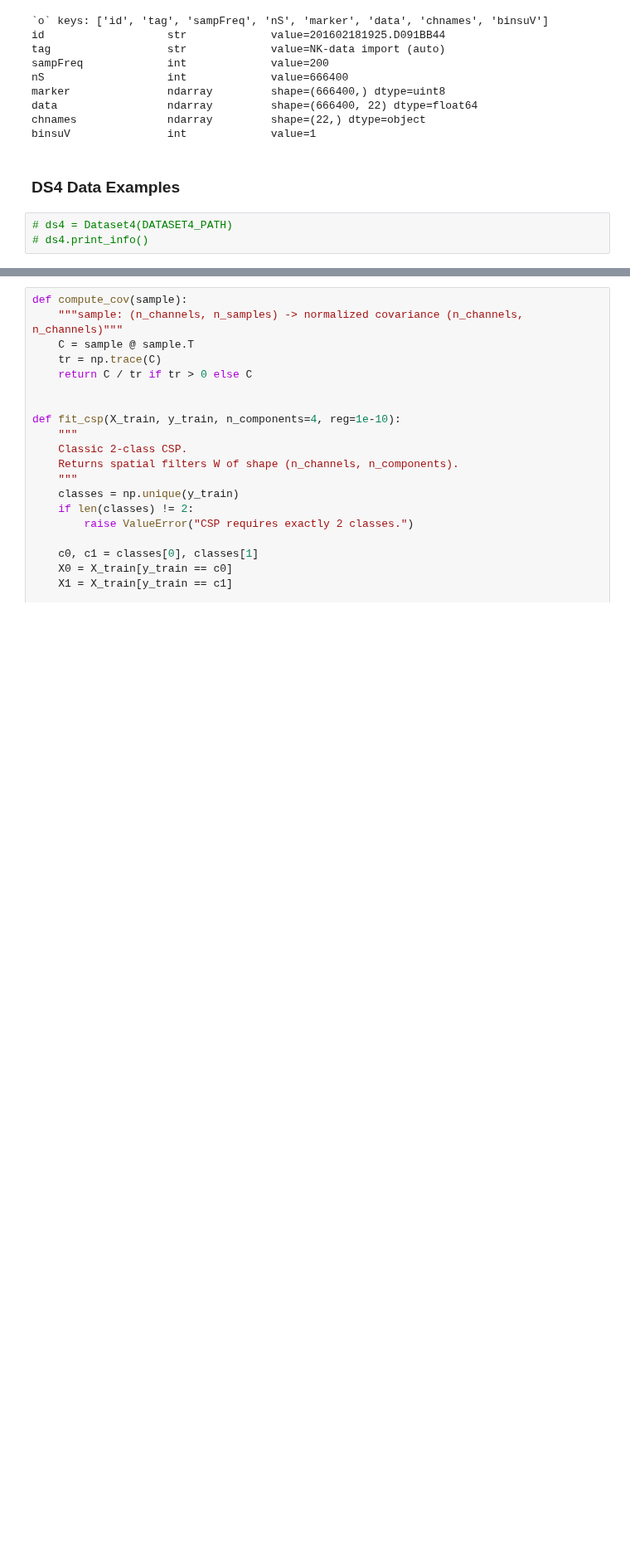
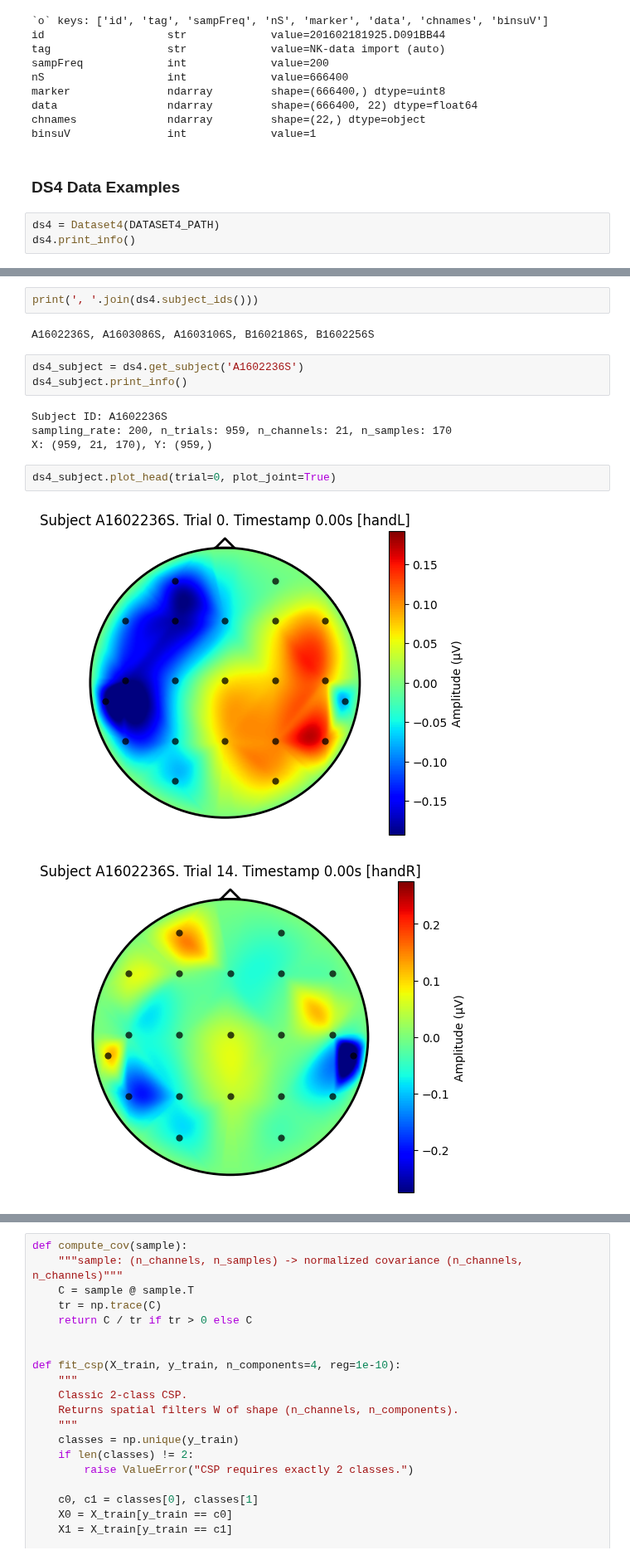
Before and after one commit to annzb/eeg-mi-decoders, a Jupyter notebook: main.ipynb, the cells around one changed output, grey strips where cells are left out. Shown at 83% size. Saved outputs shown, nothing was run; the diff lists cells and outputs as text; blank space fills up the shorter version.

```diff
--- a/main.ipynb
+++ b/main.ipynb
@@ -118,5 +115,5 @@ binsuV               int             value=1
 # %% [markdown]
 ### DS4 Data Examples
 # %%
-# ds4 = Dataset4(DATASET4_PATH)
-# ds4.print_info()
+ds4 = Dataset4(DATASET4_PATH)
+ds4.print_info()
@@ -122,0 +124,16 @@ binsuV               int             value=1
+# %%
+print(', '.join(ds4.subject_ids()))
+# %% [output]
+A1602236S, A1603086S, A1603106S, B1602186S, B1602256S
+# %%
+ds4_subject = ds4.get_subject('A1602236S')
+ds4_subject.print_info()
+# %% [output]
+Subject ID: A1602236S
+sampling_rate: 200, n_trials: 959, n_channels: 21, n_samples: 170
+X: (959, 21, 170), Y: (959,)
+# %%
+ds4_subject.plot_head(trial=0, plot_joint=True)
+# %% [output]
+[figure, added]
+[figure, added]
```
Also changed, not shown: parts of 16 cells of this notebook, 5 other files.
